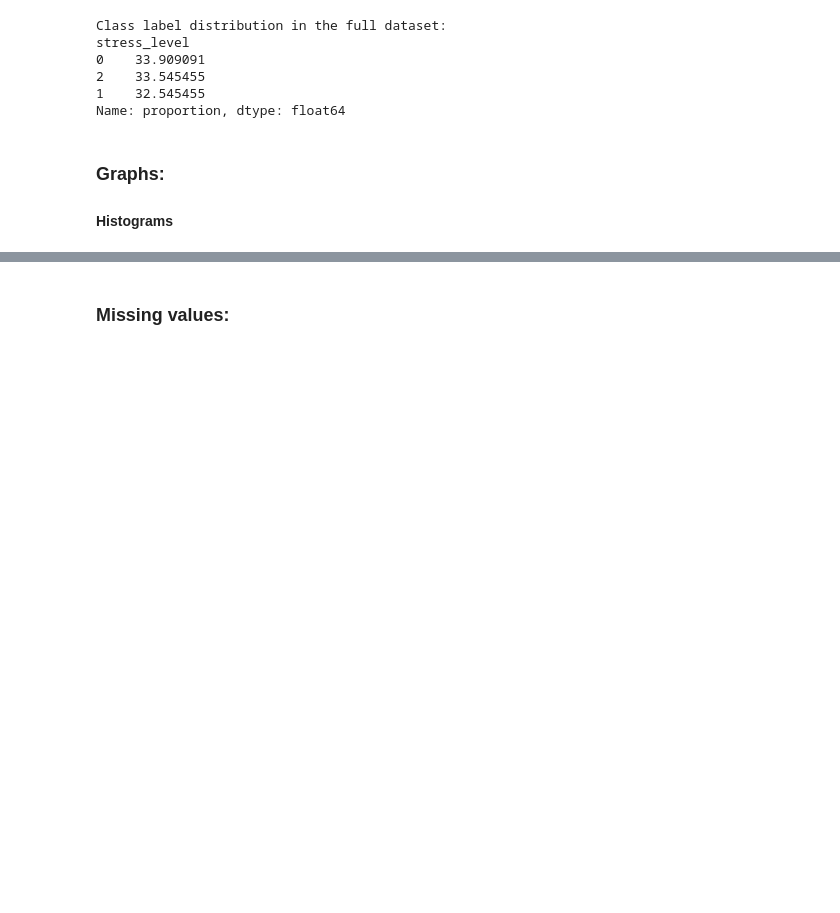
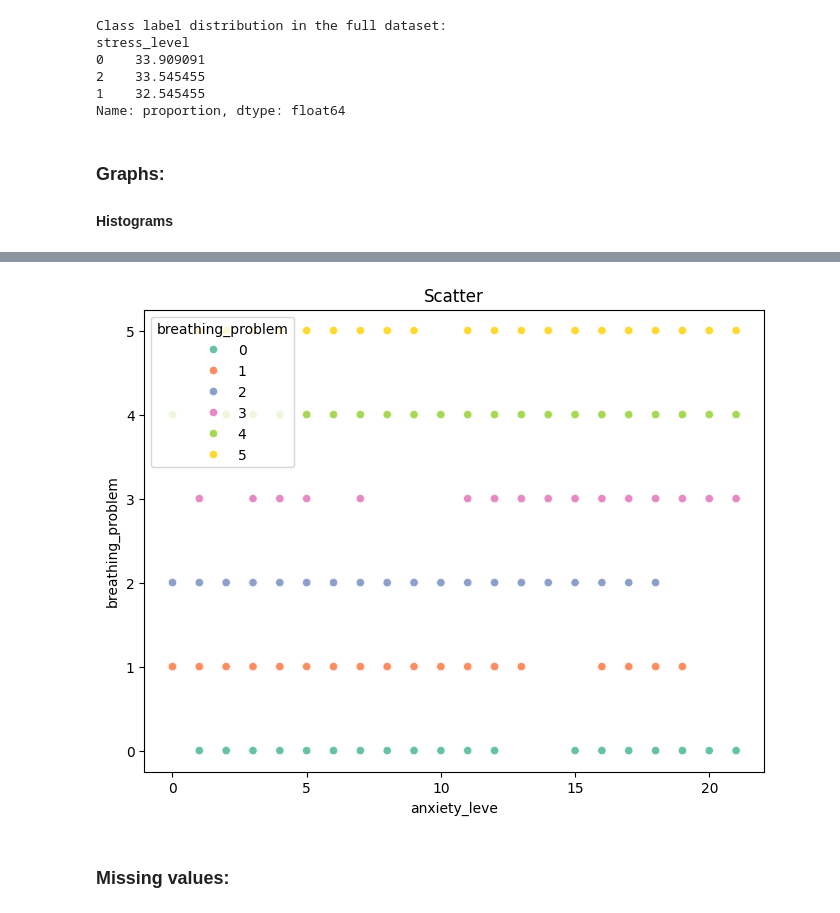
Before and after one commit to Jana18kh/Project, a Jupyter notebook: Project.ipynb, the cells around one changed output, grey strips where cells are left out. Drawn from its saved outputs; the diff is of its cells as text; code cells hidden in the pictures; blank space fills up the shorter version.

```diff
--- a/Project.ipynb
+++ b/Project.ipynb
@@ -85,3 +100,14 @@ plt.show()
+# %%
+import seaborn as sns
+plt.figure(figsize=(8,6))
+sns.scatterplot(x='anxiety_level', y='breathing_problem', data=df, hue='breathing_problem', palette= 'Set2')
+
+plt.title('Scatter')
+plt.xlabel("anxiety_leve")
+plt.ylabel("breathing_problem")
+plt.show()
+# %% [output]
+[figure, added]
 # %% [markdown]
 ### Missing values:
 # %%
```
Also changed, not shown: parts of 6 cells of this notebook.
